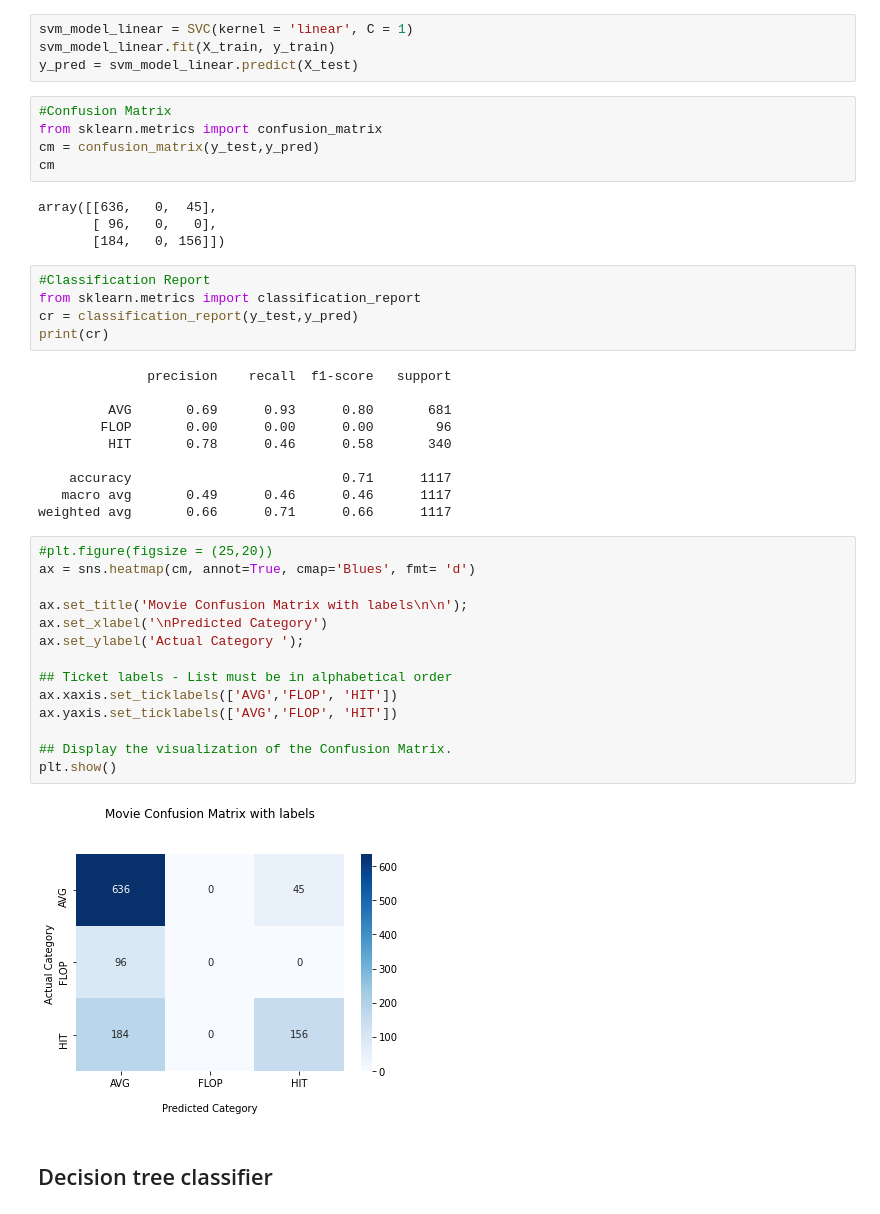
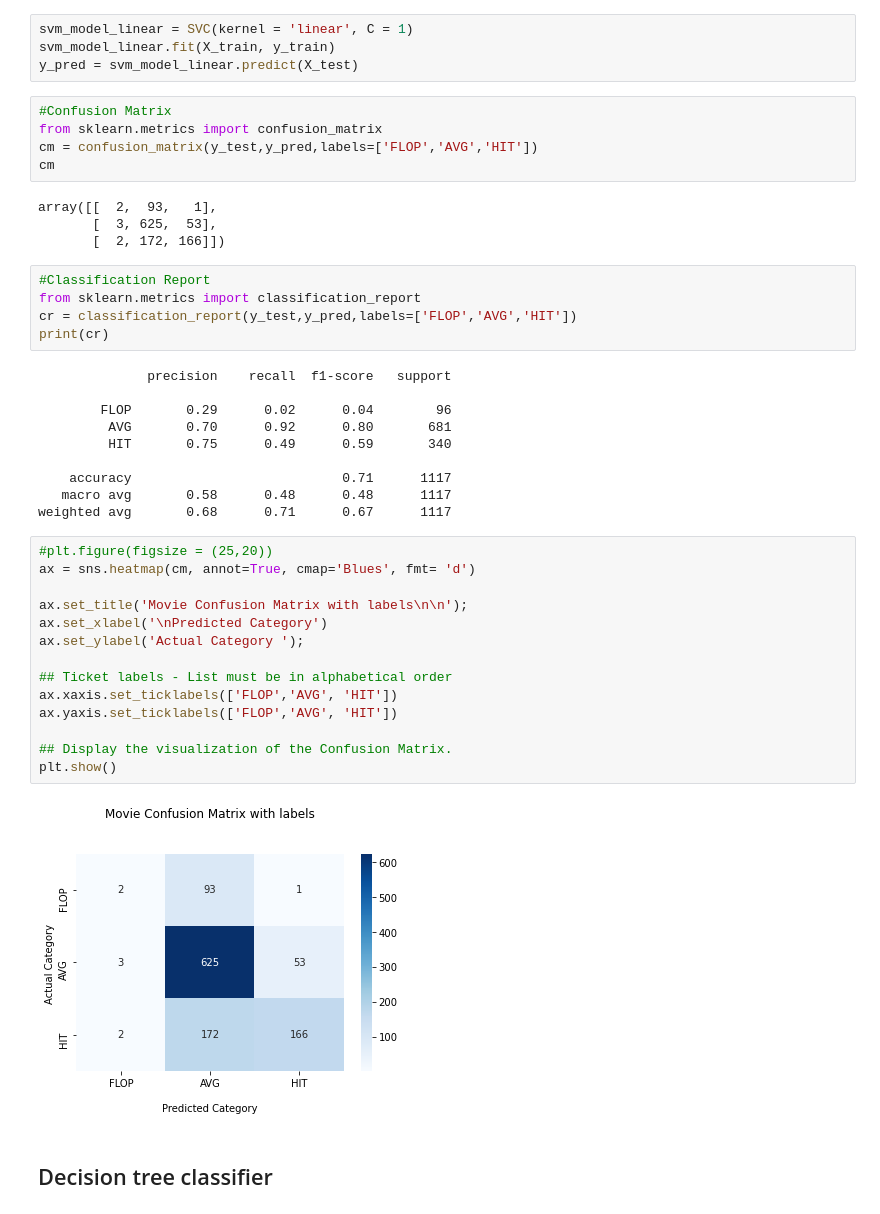
Before and after one commit to layachisara/Movie-Success-Prediction, a Jupyter notebook: main.ipynb, the cells around one changed output. Drawn from its saved outputs; the diff is of its cells as text.

```diff
--- a/main.ipynb
+++ b/main.ipynb
@@ -794,43 +794,43 @@ y_pred = svm_model_linear.predict(X_test)
 # %%
 #Confusion Matrix
 from sklearn.metrics import confusion_matrix
-cm = confusion_matrix(y_test,y_pred)
+cm = confusion_matrix(y_test,y_pred,labels=['FLOP','AVG','HIT'])
 cm
 # %% [output]
-array([[636,   0,  45],
-       [ 96,   0,   0],
-       [184,   0, 156]])
+array([[  2,  93,   1],
+       [  3, 625,  53],
+       [  2, 172, 166]])
 # %%
 #Classification Report
 from sklearn.metrics import classification_report
-cr = classification_report(y_test,y_pred)
+cr = classification_report(y_test,y_pred,labels=['FLOP','AVG','HIT'])
 print(cr)
 # %% [output]
               precision    recall  f1-score   support
 
-         AVG       0.69      0.93      0.80       681
-        FLOP       0.00      0.00      0.00        96
-         HIT       0.78      0.46      0.58       340
+        FLOP       0.29      0.02      0.04        96
+         AVG       0.70      0.92      0.80       681
+         HIT       0.75      0.49      0.59       340
 
     accuracy                           0.71      1117
-   macro avg       0.49      0.46      0.46      1117
-weighted avg       0.66      0.71      0.66      1117
+   macro avg       0.58      0.48      0.48      1117
+weighted avg       0.68      0.71      0.67      1117
 # %%
 #plt.figure(figsize = (25,20))
 ax = sns.heatmap(cm, annot=True, cmap='Blues', fmt= 'd')
 
 ax.set_title('Movie Confusion Matrix with labels\n\n');
 ax.set_xlabel('\nPredicted Category')
 ax.set_ylabel('Actual Category ');
 
 ## Ticket labels - List must be in alphabetical order
-ax.xaxis.set_ticklabels(['AVG','FLOP', 'HIT'])
-ax.yaxis.set_ticklabels(['AVG','FLOP', 'HIT'])
+ax.xaxis.set_ticklabels(['FLOP','AVG', 'HIT'])
+ax.yaxis.set_ticklabels(['FLOP','AVG', 'HIT'])
 
 ## Display the visualization of the Confusion Matrix.
 plt.show()
 # %% [output]
-[figure, old version]
+[figure, new version]
 # %% [markdown]
 ## Decision tree classifier
 # %%
```
Also changed, not shown: parts of 14 cells of this notebook, 1 other file.
